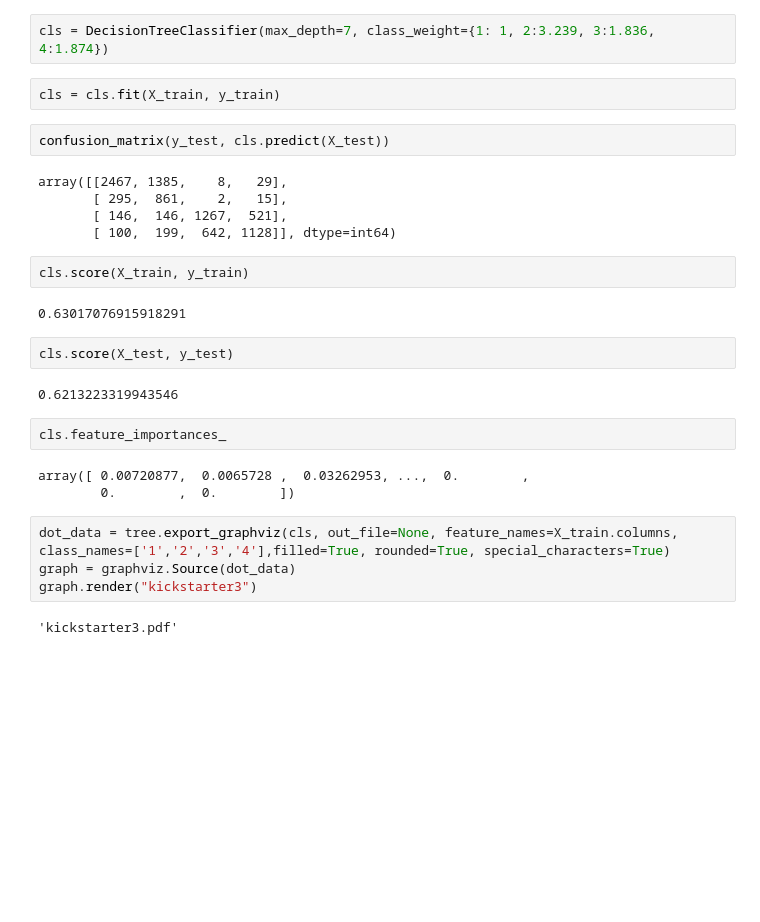
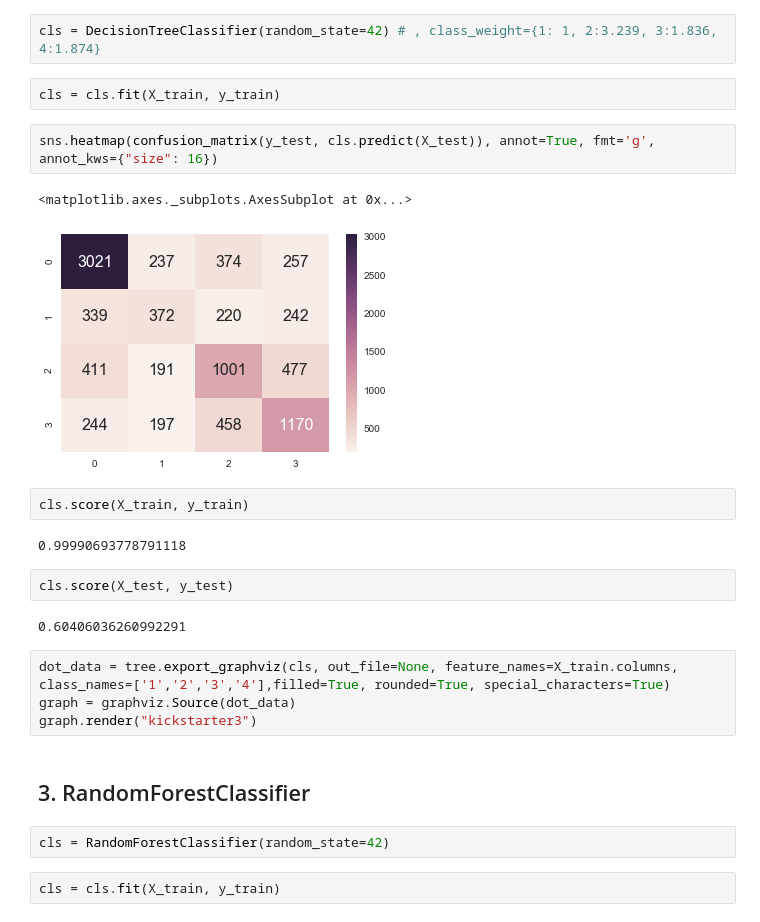
Before and after one commit to blanarik/kickstarter_success_prediction, a Jupyter notebook: 07_Kickstarter_training_the_first_model.ipynb, the cells around one changed output. Cells and saved outputs as stored; diff of their text form; blank space fills up the shorter version.

Commit message:
Used new static features, added more classifiers

```diff
--- a/07_Kickstarter_training_the_first_model.ipynb
+++ b/07_Kickstarter_training_the_first_model.ipynb
@@ -74,32 +81,29 @@ cls.score(X_test, y_test)
 # %% [markdown]
 ## 2. DecisionTreeClassifier
 # %%
-cls = DecisionTreeClassifier(max_depth=7, class_weight={1: 1, 2:3.239, 3:1.836, 4:1.874})
+cls = DecisionTreeClassifier(random_state=42) # , class_weight={1: 1, 2:3.239, 3:1.836, 4:1.874}
 # %%
 cls = cls.fit(X_train, y_train)
-# %%
-confusion_matrix(y_test, cls.predict(X_test))
-# %% [output]
-array([[2467, 1385,    8,   29],
-       [ 295,  861,    2,   15],
-       [ 146,  146, 1267,  521],
-       [ 100,  199,  642, 1128]], dtype=int64)
+# %%
+sns.heatmap(confusion_matrix(y_test, cls.predict(X_test)), annot=True, fmt='g', annot_kws={"size": 16})
+# %% [output]
+<matplotlib.axes._subplots.AxesSubplot at 0x...>
+[figure, added]
 # %%
 cls.score(X_train, y_train)
 # %% [output]
-0.63017076915918291
+0.99990693778791118
 # %%
 cls.score(X_test, y_test)
 # %% [output]
-0.6213223319943546
+0.60406036260992291
-# %%
-cls.feature_importances_
-# %% [output]
-array([ 0.00720877,  0.0065728 ,  0.03262953, ...,  0.        ,
-        0.        ,  0.        ])
 # %%
 dot_data = tree.export_graphviz(cls, out_file=None, feature_names=X_train.columns, class_names=['1','2','3','4'],filled=True, rounded=True, special_characters=True)
 graph = graphviz.Source(dot_data)
 graph.render("kickstarter3")
-# %% [output]
-'kickstarter3.pdf'
+# %% [markdown]
+## 3. RandomForestClassifier
+# %%
+cls = RandomForestClassifier(random_state=42)
+# %%
+cls = cls.fit(X_train, y_train)
```
Also changed, not shown: parts of 36 cells of this notebook.
